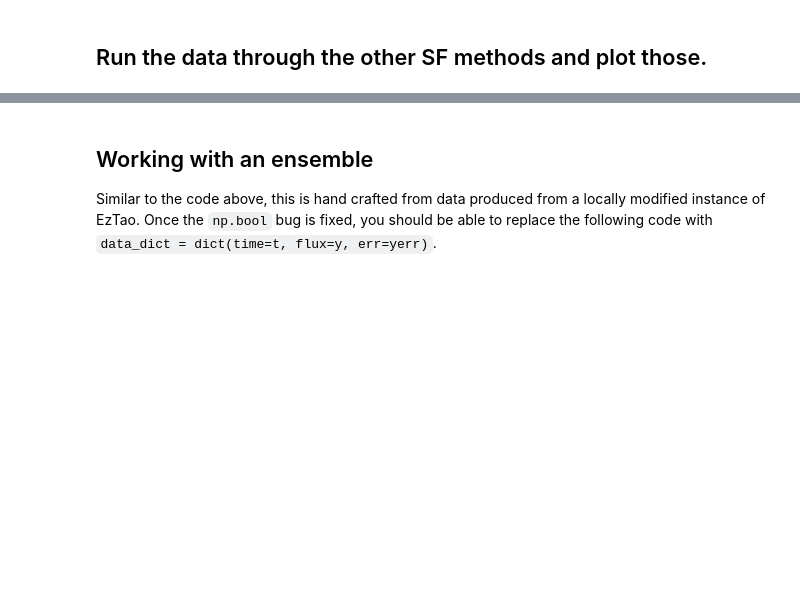
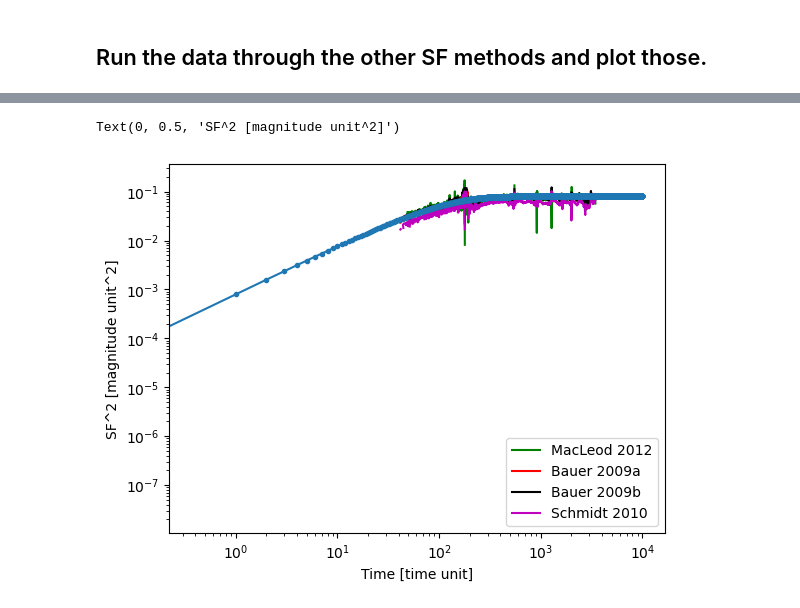
Before and after one commit to lincc-frameworks/tape, a Jupyter notebook: docs/tutorials/structure_function_showcase.ipynb, the cells around one changed output, grey strips where cells are left out. Saved outputs shown, nothing was run; the diff lists cells and outputs as text; code cells hidden in the pictures; blank space fills up the shorter version.

```diff
--- a/docs/tutorials/structure_function_showcase.ipynb
+++ b/docs/tutorials/structure_function_showcase.ipynb
@@ -71,12 +182,15 @@ res_schmidt = tape.analysis.calc_sf2(t[0], y[0], err[0], argument_container=arg_
 # %%
-plt.plot(res_basic['dt'], res_basic['sf2'], 'b', label='Basic')
+# plt.plot(res_basic['dt'], res_basic['sf2'], 'b', label='Basic', lw = 3, marker = 'o')
 plt.plot(res_macleod['dt'], res_macleod['sf2'], 'g', label='MacLeod 2012')
 plt.plot(res_bauer_a['dt'], res_bauer_a['sf2'], 'r', label='Bauer 2009a')
 plt.plot(res_bauer_b['dt'], res_bauer_b['sf2'], 'k', label='Bauer 2009b')
 plt.plot(res_schmidt['dt'], res_schmidt['sf2'], 'm', label='Schmidt 2010')
+plt.plot(t_th, SF_th, marker='.',)
 plt.legend()
 plt.yscale('log')
 plt.xscale('log')
+plt.xlabel('Time [time unit]')
+plt.ylabel('SF^2 [magnitude unit^2]')
+# %% [output]
+Text(0, 0.5, 'SF^2 [magnitude unit^2]')
+[figure, added]
-# %% [markdown]
-## Working with an ensemble
-Similar to the code above, this is hand crafted from data produced from a locally modified instance of EzTao. Once the `np.bool` bug is fixed, you should be able to replace the following code with `data_dict = dict(time=t, flux=y, err=yerr)`.
```
Also changed, not shown: parts of 19 cells of this notebook.
